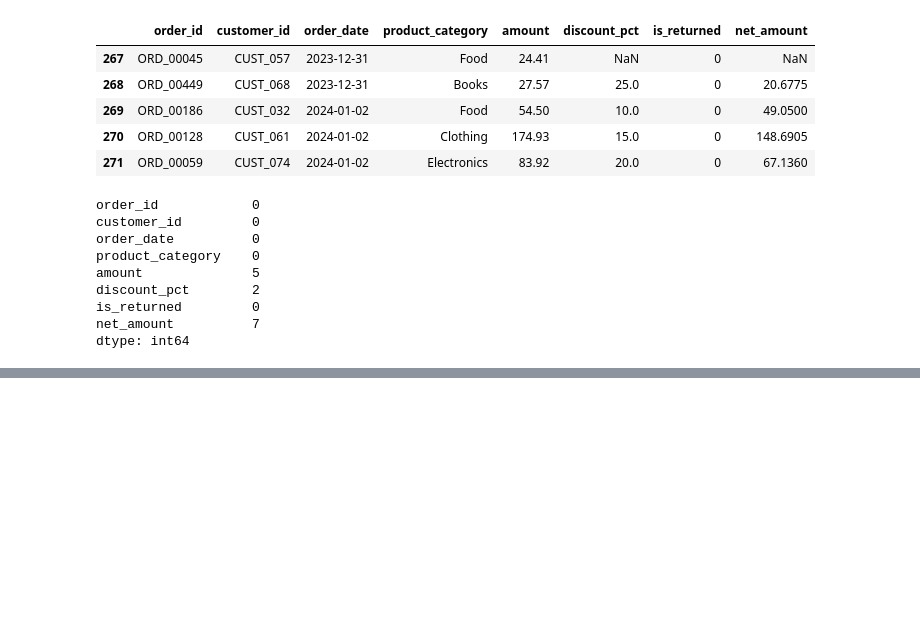
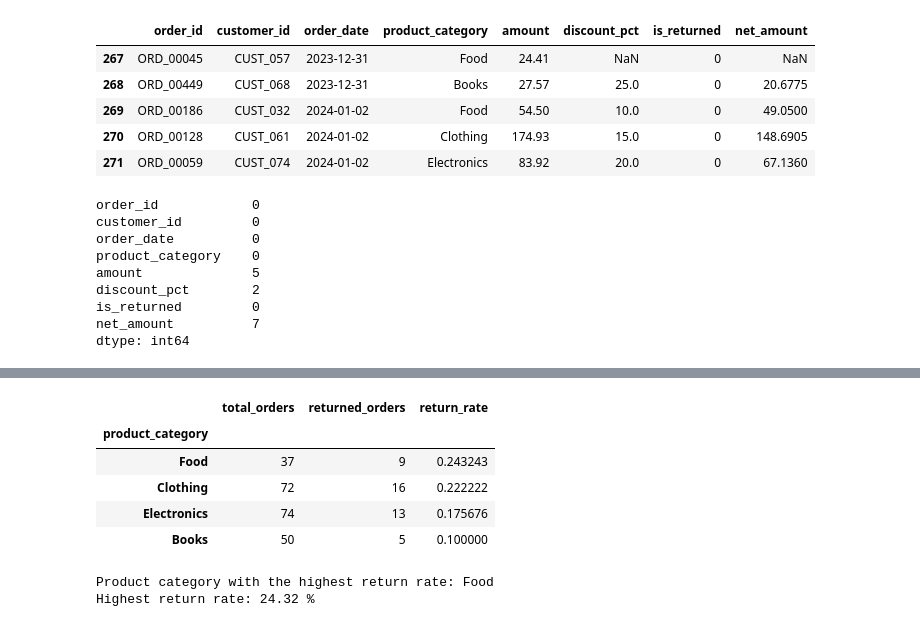
Before and after one commit to oshan-rajakaruna/interview-return-analysis, a Jupyter notebook: notebooks/return_analysis.ipynb, the cells around one changed output, grey strips where cells are left out. Drawn from its saved outputs; the diff is of its cells as text; code cells hidden in the pictures; blank space fills up the shorter version.

```diff
--- a/notebooks/return_analysis.ipynb
+++ b/notebooks/return_analysis.ipynb
@@ -229,0 +240,30 @@ dtype: int64
+# %%
+# Calculate return rate by product category
+category_return_rate = (
+    df_last_6_months
+    .groupby("product_category")["is_returned"]
+    .agg(
+        total_orders="count",
+        returned_orders="sum",
+        return_rate="mean"
+    )
+    .sort_values("return_rate", ascending=False)
+)
+
+category_return_rate
+# %% [output]
+|  | total_orders | returned_orders | return_rate |
+| product_category |  |  |  |
+| Food | 37 | 9 | 0.243243 |
+| Clothing | 72 | 16 | 0.222222 |
+| Electronics | 74 | 13 | 0.175676 |
+| Books | 50 | 5 | 0.100000 |
+# %%
+highest_return_category = category_return_rate.index[0]
+highest_return_rate = category_return_rate.iloc[0]["return_rate"]
+
+print("Product category with the highest return rate:", highest_return_category)
+print("Highest return rate:", round(highest_return_rate * 100, 2), "%")
+# %% [output]
+Product category with the highest return rate: Food
+Highest return rate: 24.32 %
```
Also changed, not shown: parts of 6 cells of this notebook.
